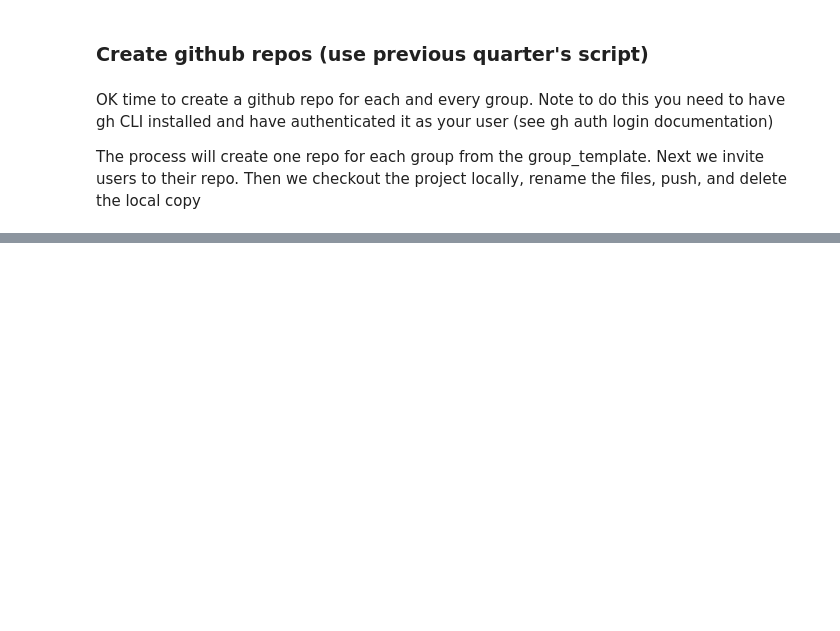
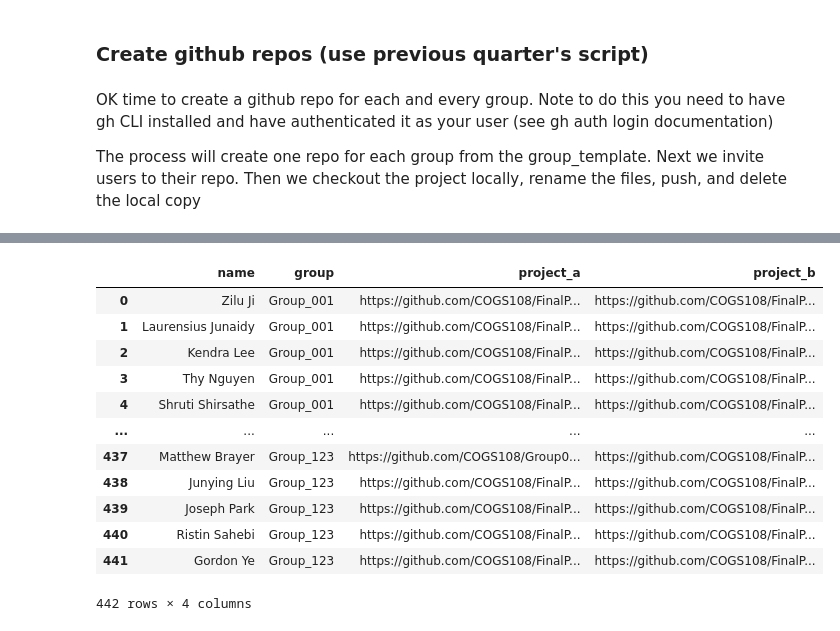
Before and after one commit to LynnMu/Project_Mgmt, a Jupyter notebook: FA22 Canvas Groups => Github Script.ipynb, the cells around one changed output, grey strips where cells are left out. Drawn from its saved outputs; the diff is of its cells as text; code cells hidden in the pictures; blank space fills up the shorter version.

```diff
--- a/FA22 Canvas Groups => Github Script.ipynb
+++ b/FA22 Canvas Groups => Github Script.ipynb
@@ -502,0 +491,11 @@ Group889-Fa21      Lectures-Sp22      Projects
+# %%
+name_list = []
+grp_list = []
+
+for g, r in Groups.iterrows():
+    for n in r['names']:
+        name_list.append(n)
+        grp_list.append(g)
+
+assigned_review = pd.DataFrame({'name':name_list,'group':grp_list})
+assigned_review
@@ -502,0 +516,45 @@ Group889-Fa21      Lectures-Sp22      Projects
+# %%
+# a small selection of projects to try
+Project_A = ['https://github.com/COGS108/FinalProjects-Wi20/blob/master/FinalProject_group058.ipynb',
+             'https://github.com/COGS108/FinalProjects-Wi20/blob/master/FinalProject_group068.ipynb',
+             'https://github.com/COGS108/FinalProjects-Sp20/blob/master/FinalProject_group18.ipynb',
+             'https://github.com/COGS108/FinalProjects-Fa21/blob/main/FinalProjectGroup096-Fa21.ipynb',
+             'https://github.com/COGS108/FinalProjects-Wi21/blob/main/FinalProject_group010.ipynb',
+             'https://github.com/COGS108/FinalProjects-Wi22/blob/main/FinalProject_Group042.ipynb',
+             'https://github.com/COGS108/FinalProjects-Wi22/blob/main/FinalProjectGroup066-Wi22.ipynb',
+             'https://github.com/COGS108/Group014Sp22/blob/master/FinalProjectGroup014Sp22.ipynb',
+             'https://github.com/COGS108/FinalProjects-Sp22/blob/main/FinalProjectGroup014Sp22.ipynb',
+             'https://github.com/COGS108/FinalProjects-Sp22/blob/main/FinalProject_group029.ipynb'
+            ]
+
+Project_B = ['https://github.com/COGS108/FinalProjects-Wi20/blob/master/FinalProject_group019.ipynb',
+             'https://github.com/COGS108/FinalProjects-Sp20/blob/master/FinalProject_group39.ipynb',
+             'https://github.com/COGS108/FinalProjects-Sp20/blob/master/FinalProject_group54.ipynb',
+             'https://github.com/COGS108/FinalProjects-Fa21/blob/main/FinalProjectGroup043-Fa21.ipynb',
+             'https://github.com/COGS108/FinalProjects-Wi21/blob/main/FinalProject_group084.ipynb',
+             'https://github.com/COGS108/FinalProjects-Sp22/blob/main/FinalProject_group015.ipynb',
+             'https://github.com/COGS108/FinalProjects-Sp22/blob/main/FinalProject_group017.ipynb',
+             'https://github.com/COGS108/FinalProjects-Sp22/blob/main/FinalProjectGroup004Sp22.ipynb',
+             'https://github.com/COGS108/FinalProjects-Wi22/blob/main/FinalProjectGroup048-Wi22.ipynb',
+             'https://github.com/COGS108/FinalProjects-Wi22/blob/main/FinalProjectGroup061-Wi22.ipynb'
+            ]
+# %%
+for x in assigned_review.index:
+    assigned_review.loc[x,'project_a']=Project_A[np.random.randint(0,10)]
+    assigned_review.loc[x,'project_b']=Project_B[np.random.randint(0,10)]
+
+assigned_review
+# %% [output]
+|  | name | group | project_a | project_b |
+| 0 | Zilu Ji | Group_001 | https://github.com/COGS108/FinalP... | https://github.com/COGS108/FinalP... |
+| 1 | Laurensius Junaidy | Group_001 | https://github.com/COGS108/FinalP... | https://github.com/COGS108/FinalP... |
+| 2 | Kendra Lee | Group_001 | https://github.com/COGS108/FinalP... | https://github.com/COGS108/FinalP... |
+| 3 | Thy Nguyen | Group_001 | https://github.com/COGS108/FinalP... | https://github.com/COGS108/FinalP... |
+| 4 | Shruti Shirsathe | Group_001 | https://github.com/COGS108/FinalP... | https://github.com/COGS108/FinalP... |
+| ... | ... | ... | ... | ... |
+| 437 | Matthew Brayer | Group_123 | https://github.com/COGS108/Group0... | https://github.com/COGS108/FinalP... |
+| 438 | Junying Liu | Group_123 | https://github.com/COGS108/FinalP... | https://github.com/COGS108/FinalP... |
+| 439 | Joseph Park | Group_123 | https://github.com/COGS108/FinalP... | https://github.com/COGS108/FinalP... |
+| 440 | Ristin Sahebi | Group_123 | https://github.com/COGS108/FinalP... | https://github.com/COGS108/FinalP... |
+| 441 | Gordon Ye | Group_123 | https://github.com/COGS108/FinalP... | https://github.com/COGS108/FinalP... |
+442 rows × 4 columns
```
Also changed, not shown: parts of 24 cells of this notebook.
